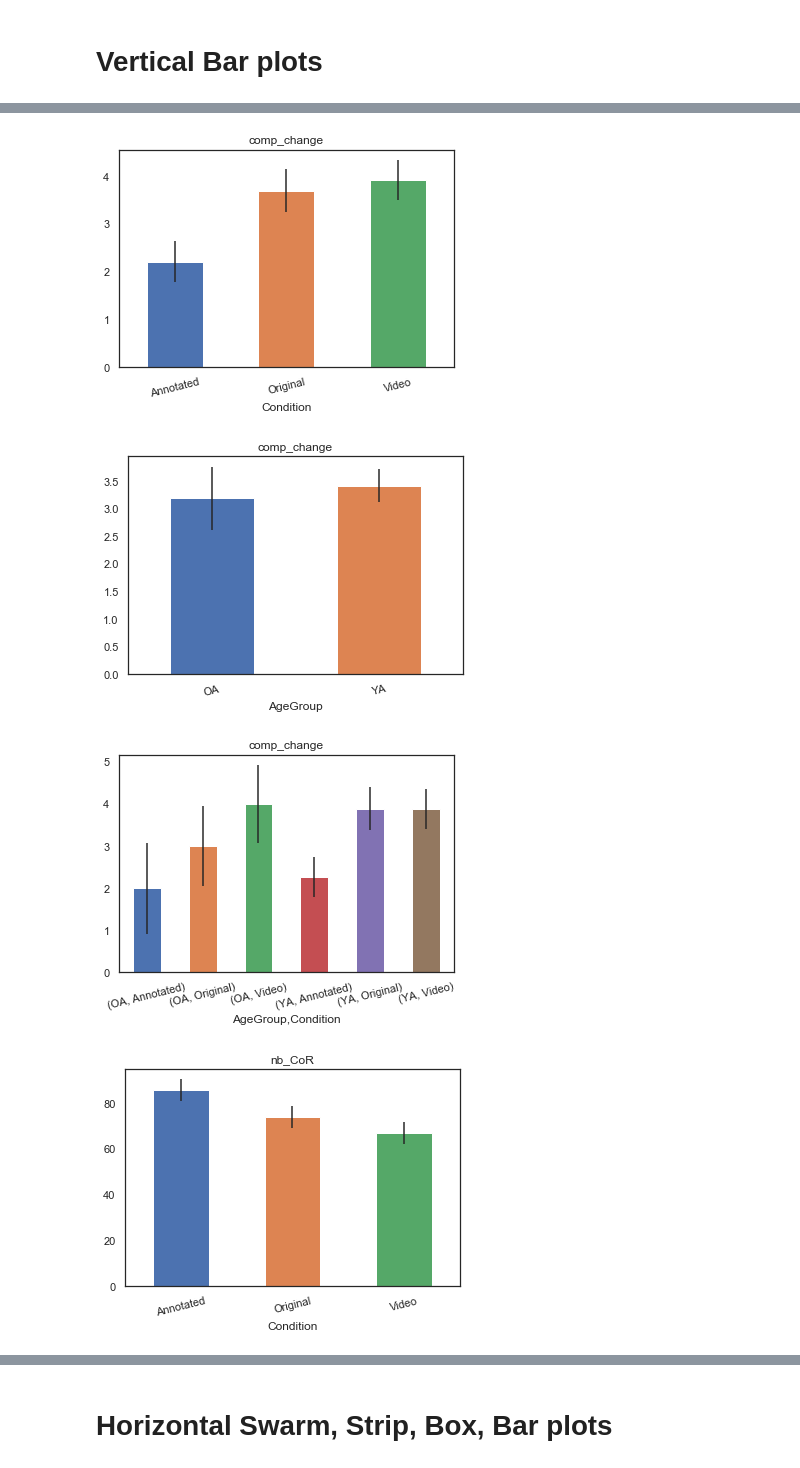
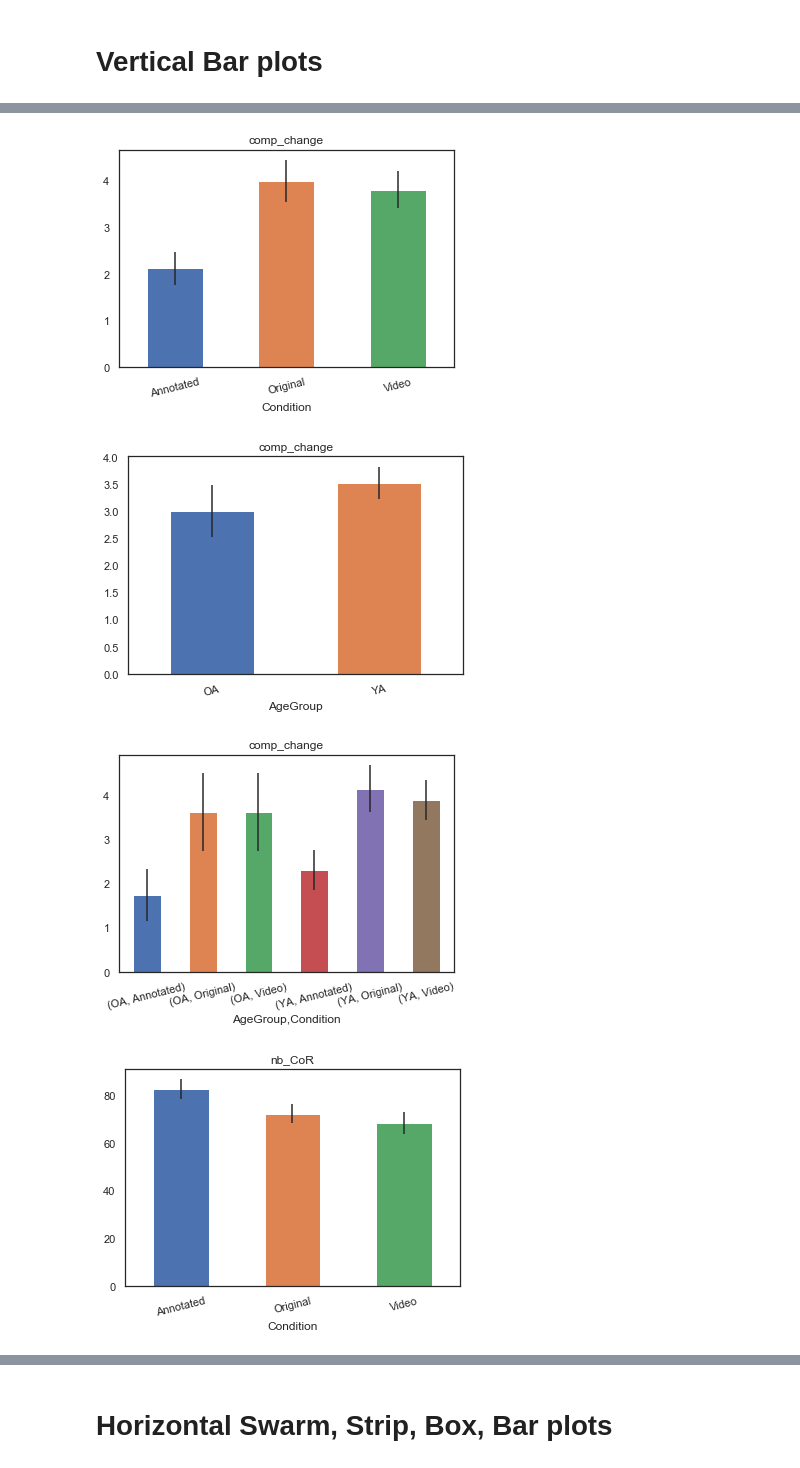
Before and after one commit to lighthall-lab/scilearn, a Jupyter notebook: 1.1.analysis.ipynb, the cells around one changed output, grey strips where cells are left out. Cells and saved outputs as stored; diff of their text form; code cells hidden in the pictures.

Commit message:
data update

```diff
--- a/1.1.analysis.ipynb
+++ b/1.1.analysis.ipynb
@@ -14,6 +13,7 @@ source_dir = os.path.join('..','derivatives','0.4.joined')
 data = pd.read_csv(os.path.join(source_dir,'all_subject_level.csv'))
 data['Condition'] = data['Condition'].replace({1:'Annotated',2:'Video',3:'Original'})
 data['AgeGroup'] = data['AgeGroup'].replace({1:'YA',2:'OA'})
+data['SciField'] = data['SciField'] - 1
 data['Gender'] = data['Gender'] - 1
 data['nb_CoR'] = data['nb_CoR']*100
 data[['SciEdu_HS','SciEdu_UGrad','SciEdu_Grad']] = data[['SciEdu_HS','SciEdu_UGrad','SciEdu_Grad']].replace({np.nan:0})
@@ -54,8 +54,8 @@ grps_of_interest = ['Condition','AgeGroup',['AgeGroup','Condition']]
 # %% [markdown]
 # Correlations
 We need to drop all missing data listwise. SPSS does this pairwise for the correlations, but I'm not sure how exactly to replicate that. If we find a way to, I would prefer not to destroy data unnecessarily here.
-# %%
-data = data.dropna()
+# %%
+slim_data = data[['sub','AgeGroup','Condition']+vars_of_interest].dropna()
 # %% [markdown]
 ## Correlation Matrices
 # %% [markdown]
@@ -235,8 +235,8 @@ fig.savefig(fpath)
 for var in vars_of_interest:
     for grp in grps_of_interest:
         fpath = os.path.join('..','derivatives','figures',var+'_'+''.join(grp)+'.png')
-        means = data.groupby(grp).mean()
-        sem = data.groupby(grp).sem()
+        means = slim_data.groupby(grp).mean()
+        sem = slim_data.groupby(grp).sem()
         plot = means.plot.bar(
             y=var,yerr=sem,xticks=np.arange(0,max(data[var]),
                                             step=np.rint(max(data[var])*(1/5))),
@@ -252,4 +252,4 @@ for var in vars_of_interest:
-[figure, old version]
+[figure, new version]
-[figure, old version]
+[figure, new version]
-[figure, old version]
+[figure, new version]
-[figure, old version]
+[figure, new version]
```
Also changed, not shown: parts of 21 cells of this notebook.
